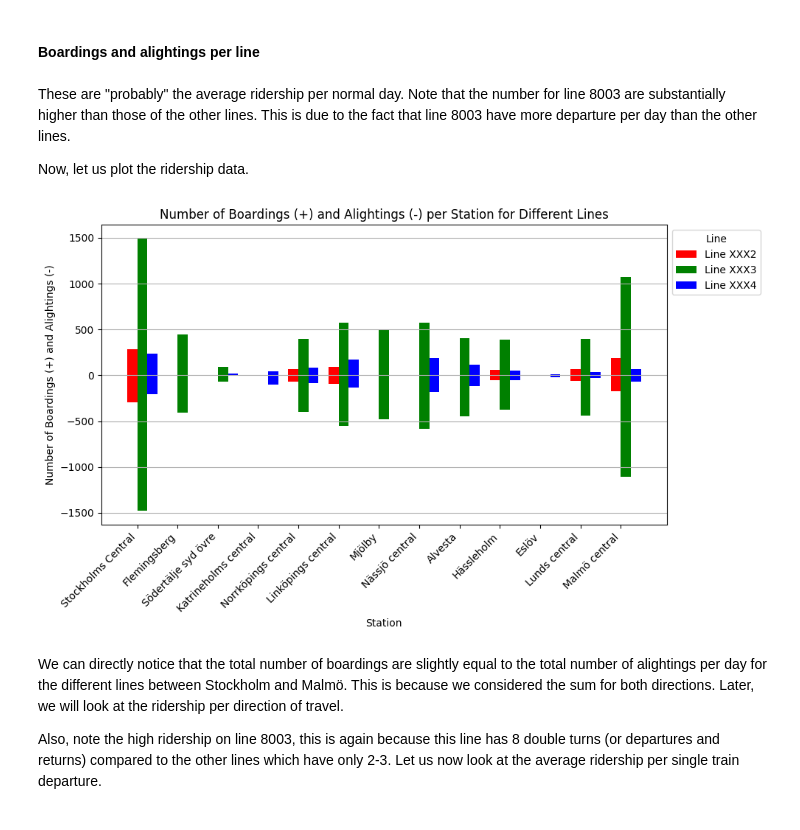
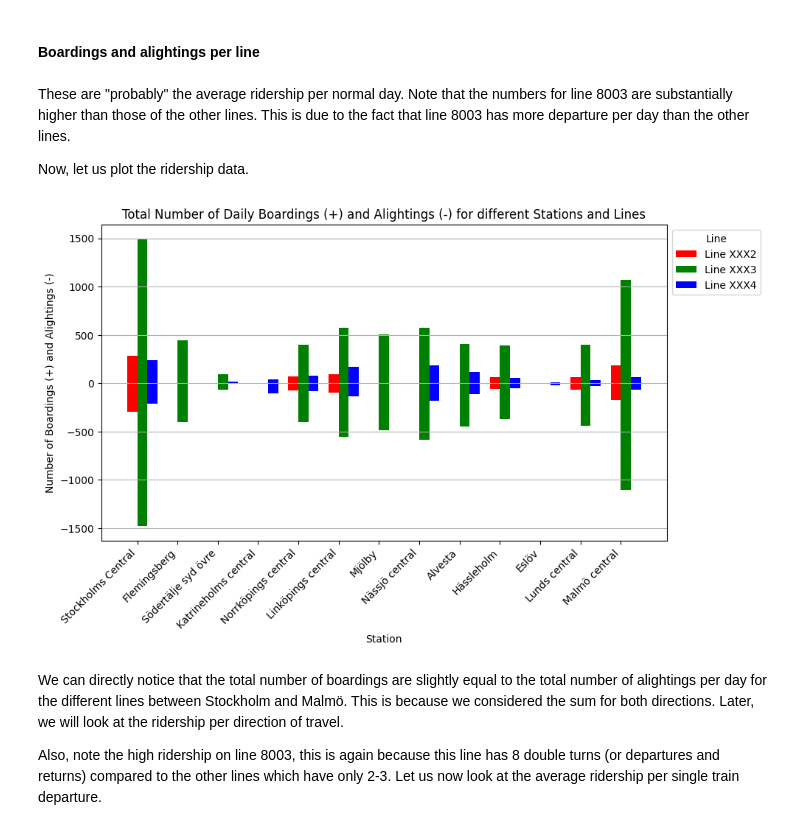
Before and after one commit to abdeaitali/priopunkt, a Jupyter notebook: pass_simple_data_viz.ipynb, the cells around one changed output. Cells and saved outputs as stored; diff of their text form; code cells hidden in the pictures.

Commit message:
Correct some typos in the figures

```diff
--- a/pass_simple_data_viz.ipynb
+++ b/pass_simple_data_viz.ipynb
@@ -9,7 +9,7 @@ This is a simple version of the analysis using basic data, a more advanced versi
 import pandas as pd
 
 # read excel file
-filename = "passenger_data_2018_södrastambanan.xlsx"
+filename = "Sampers_snabbtåg_indata_2018_södrastambanan.xlsx"
 
 # read by default 1st sheet of an excel file
 df = pd.read_excel(filename)
@@ -101,7 +101,7 @@ df.groupby('Line').describe().T
 # %% [markdown]
 #### Boardings and alightings per line
 # %% [markdown]
-These are "probably" the average ridership per normal day. Note that the number for line 8003 are substantially higher than those of the other lines. This is due to the fact that line 8003 have more departure per day than the other lines.
+These are "probably" the average ridership per normal day. Note that the numbers for line 8003 are substantially higher than those of the other lines. This is due to the fact that line 8003 has more departure per day than the other lines.
 
 Now, let us plot the ridership data.
 # %%
@@ -146,36 +146,38 @@ def plot_ridership(boarding, alighting):
 
     # Plot the sum of alightings for each station as separate bars below the x-axis
     for i, line in enumerate(alighting.columns):
         plt.bar(bar_positions + i * width, -alighting[line], width=width, color=colors[i])
 
-    plt.title('Number of Boardings (+) and Alightings (-) per Station for Different Lines')
+
     plt.xlabel('Station')
     plt.ylabel('Number of Boardings (+) and Alightings (-)')
     plt.xticks(bar_positions + width / 2, boarding.index, rotation=45, ha='right')
     plt.legend(title='Line', loc='upper left', bbox_to_anchor=(1, 1))
     plt.grid(axis='y')
     plt.tight_layout()
-    plt.show()
+
 
 # Group by 'From' and 'Line' and sum boardings
 df_grouped_boarding = df.groupby(['From', 'Line'])['Boarding_total'].sum().unstack()
 df_grouped_alighting = df.groupby(['To', 'Line'])['Alighting_total'].sum().unstack()
 
 # Reindex the filtered dataframes to maintain the same order as the 'stations' list
 df_grouped_boarding_ordered = df_grouped_boarding.reindex(stations)
 df_grouped_alighting_ordered = df_grouped_alighting.reindex(stations)
 
 # Filter out stations with zero boardings and alightings
 df_grouped_boarding_filtered = df_grouped_boarding_ordered[(df_grouped_boarding_ordered.sum(axis=1) != 0)]
 df_grouped_alighting_filtered = df_grouped_alighting_ordered[(df_grouped_alighting_ordered.sum(axis=1) != 0)]
 
 df_grouped_boarding_filtered.columns = ["XXX2","XXX3","XXX4"]
 df_grouped_alighting_filtered.columns = ["XXX2","XXX3","XXX4"]
 
 # Plotting
 plot_ridership(df_grouped_boarding_filtered, df_grouped_alighting_filtered)
+plt.title('Total Number of Daily Boardings (+) and Alightings (-) for different Stations and Lines')
+plt.show()
 # %% [output]
-[figure, old version]
+[figure, new version]
 # %% [markdown]
 We can directly notice that the total number of boardings are slightly equal to the total number of alightings per day for the different lines between Stockholm and Malmö. This is because we considered the sum for both directions. Later, we will look at the ridership per direction of travel.
 
```
Also changed, not shown: parts of 11 cells of this notebook.
